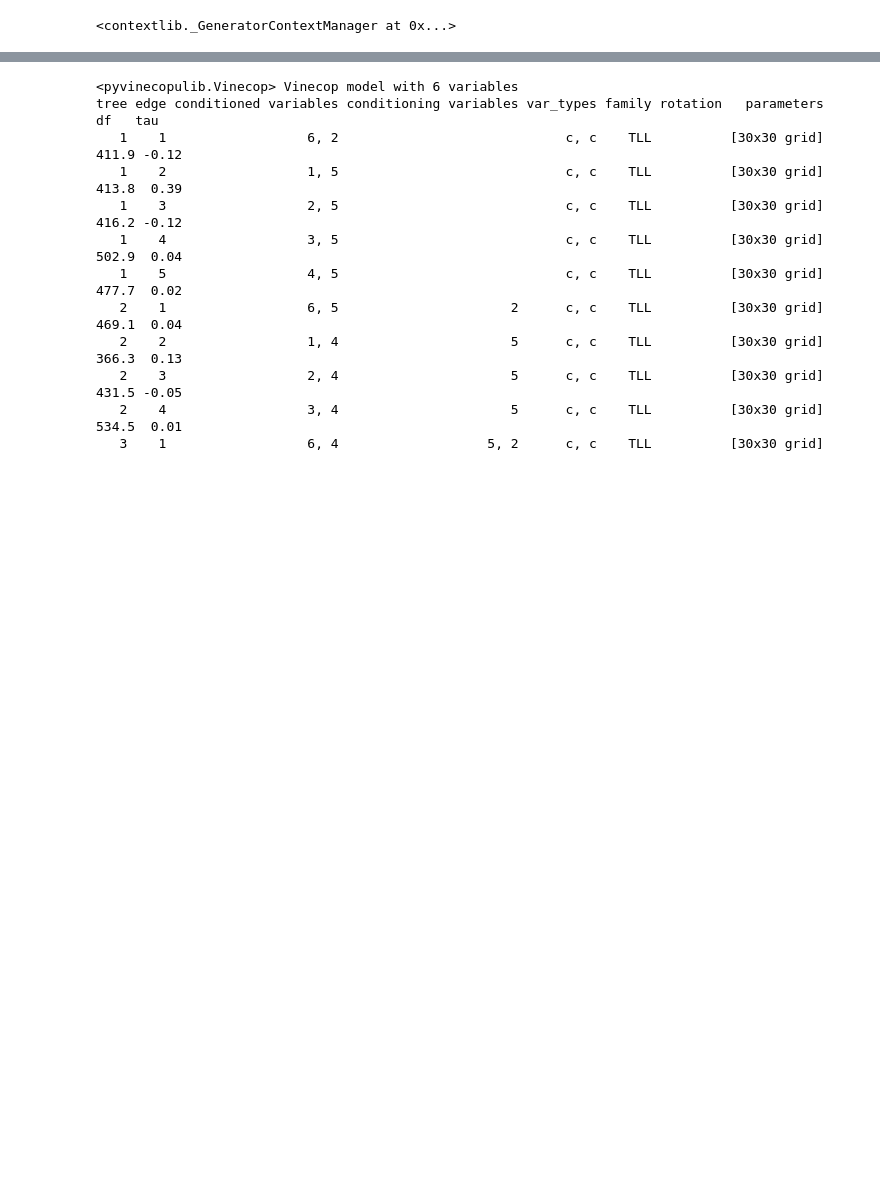
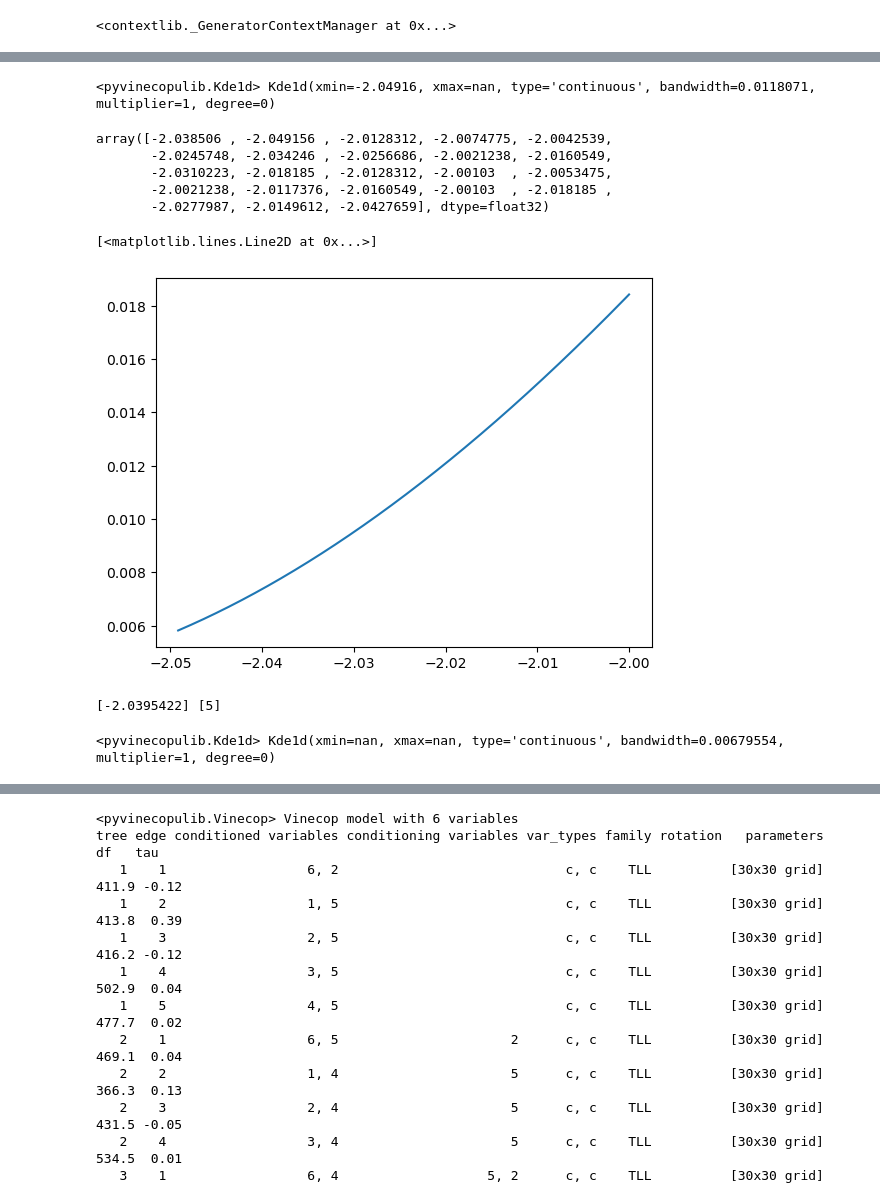
Before and after one commit to vinecopulib/pyvinecopulib, a Jupyter notebook: examples/forests/uci.ipynb, the cells around one changed output, grey strips where cells are left out. Saved outputs shown, nothing was run; the diff lists cells and outputs as text; code cells hidden in the pictures; blank space fills up the shorter version.

```diff
--- a/examples/forests/uci.ipynb
+++ b/examples/forests/uci.ipynb
@@ -480,6 +247,34 @@ Text(0.5, 1.0, 'Variable 1')
 # plt.legend()
 # plt.grid()
 # plt.show()
+# %%
+margins[5]
+# %% [output]
+<pyvinecopulib.Kde1d> Kde1d(xmin=-2.04916, xmax=nan, type='continuous', bandwidth=0.0118071, multiplier=1, degree=0)
+# %%
+x_trn[x_trn[:, 5] < -2.0, 5]
+# %% [output]
+array([-2.038506 , -2.049156 , -2.0128312, -2.0074775, -2.0042539,
+       -2.0245748, -2.034246 , -2.0256686, -2.0021238, -2.0160549,
+       -2.0310223, -2.018185 , -2.0128312, -2.00103  , -2.0053475,
+       -2.0021238, -2.0117376, -2.0160549, -2.00103  , -2.018185 ,
+       -2.0277987, -2.0149612, -2.0427659], dtype=float32)
+# %%
+x = np.linspace(x_trn[:, 5].min(), -2.0, 1000)
+plt.plot(x, margins[5].pdf(x), label="KDE PDF")
+plt.show()
+# %% [output]
+[<matplotlib.lines.Line2D at 0x...>]
+[figure, added]
+# %%
+# spot the -Inf indices
+margins_loglik = np.column_stack(
+  [np.log(margins[i].pdf(x_tst[:, i])) for i in range(d)]
+)
+problems = np.where(margins_loglik == -np.inf)
+print(x_tst[problems[0], problems[1]], problems[1])
+# %% [output]
+[-2.0395422] [5]
 # %%
 sample_size_fit = 200000
 sample_size_select = 2000
@@ -501,3 +296,7 @@ u_trn_sub = u_trn[
   np.random.choice(u_trn.shape[0], sample_size_fit, replace=False), :
 ]
 cop = pv.Vinecop.from_data(u_trn_sub, controls=controls_fit)
+# %%
+margins[3]
+# %% [output]
+<pyvinecopulib.Kde1d> Kde1d(xmin=nan, xmax=nan, type='continuous', bandwidth=0.00679554, multiplier=1, degree=0)
```
Also changed, not shown: parts of 12 cells of this notebook, 5 other files.
